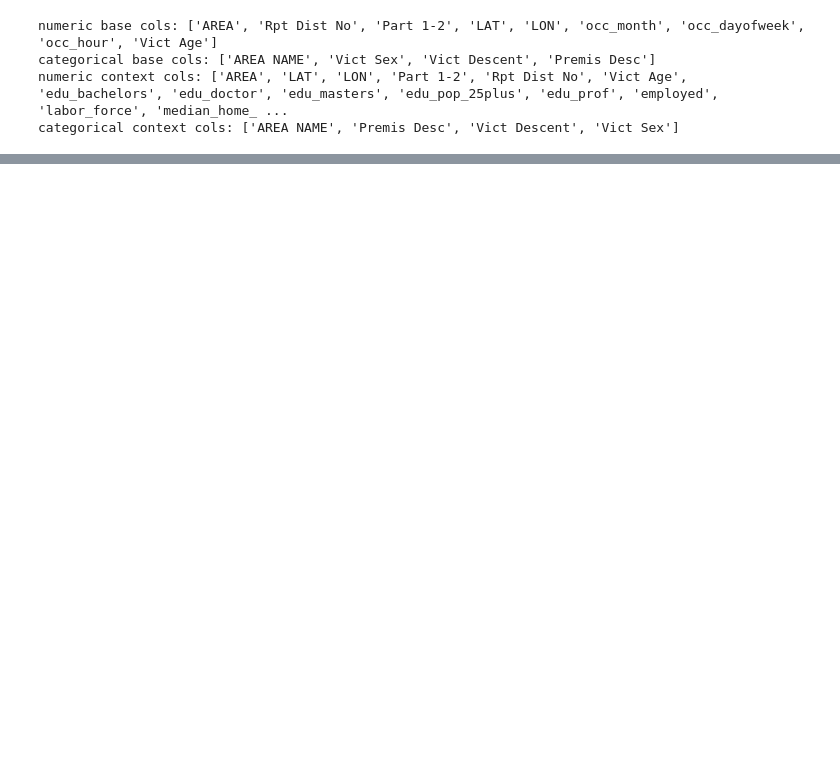
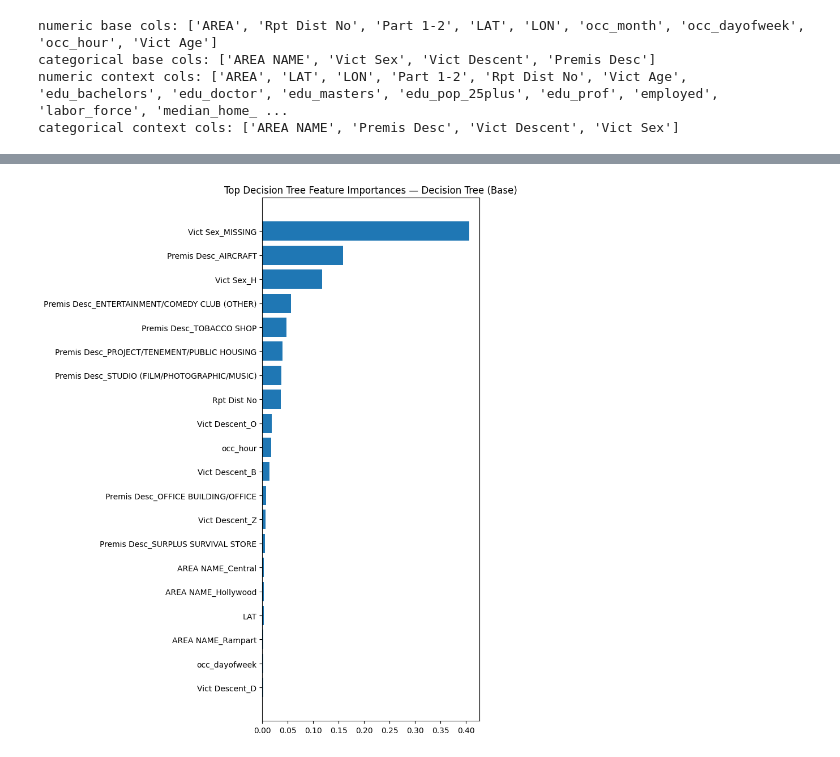
Before and after one commit to kotharisoumil/DTSC-3602-Group-12-Project, a Jupyter notebook: Crime Enriched Modeling.ipynb, the cells around one changed output, grey strips where cells are left out. Saved outputs shown, nothing was run; the diff lists cells and outputs as text; code cells hidden in the pictures; blank space fills up the shorter version.

```diff
--- a/Crime Enriched Modeling.ipynb
+++ b/Crime Enriched Modeling.ipynb
@@ -541,0 +667,22 @@ weighted avg       0.65      0.66      0.65     52026
+# %%
+def plot_tree_importance(pipe, X, title):
+    # Get feature names
+    ohe = pipe.named_steps["pre"].named_transformers_["cat"].named_steps["ohe"]
+    cat_cols = pipe.named_steps["pre"].transformers_[1][2]
+    num_cols = pipe.named_steps["pre"].transformers_[0][2]
+
+    feature_names = list(num_cols) + list(ohe.get_feature_names_out(cat_cols))
+
+    importances = pipe.named_steps["clf"].feature_importances_
+    idx = np.argsort(importances)[-20:]  # top 20
+
+    plt.figure(figsize=(8,10))
+    plt.barh(np.array(feature_names)[idx], importances[idx])
+    plt.title(f"Top Decision Tree Feature Importances — {title}")
+    plt.tight_layout()
+    plt.show()
+
+# Example: Use trained base model
+plot_tree_importance(results[0][1], X_base, "Decision Tree (Base)")
+# %% [output]
+[figure, added]
```
Also changed, not shown: parts of 19 cells of this notebook.
